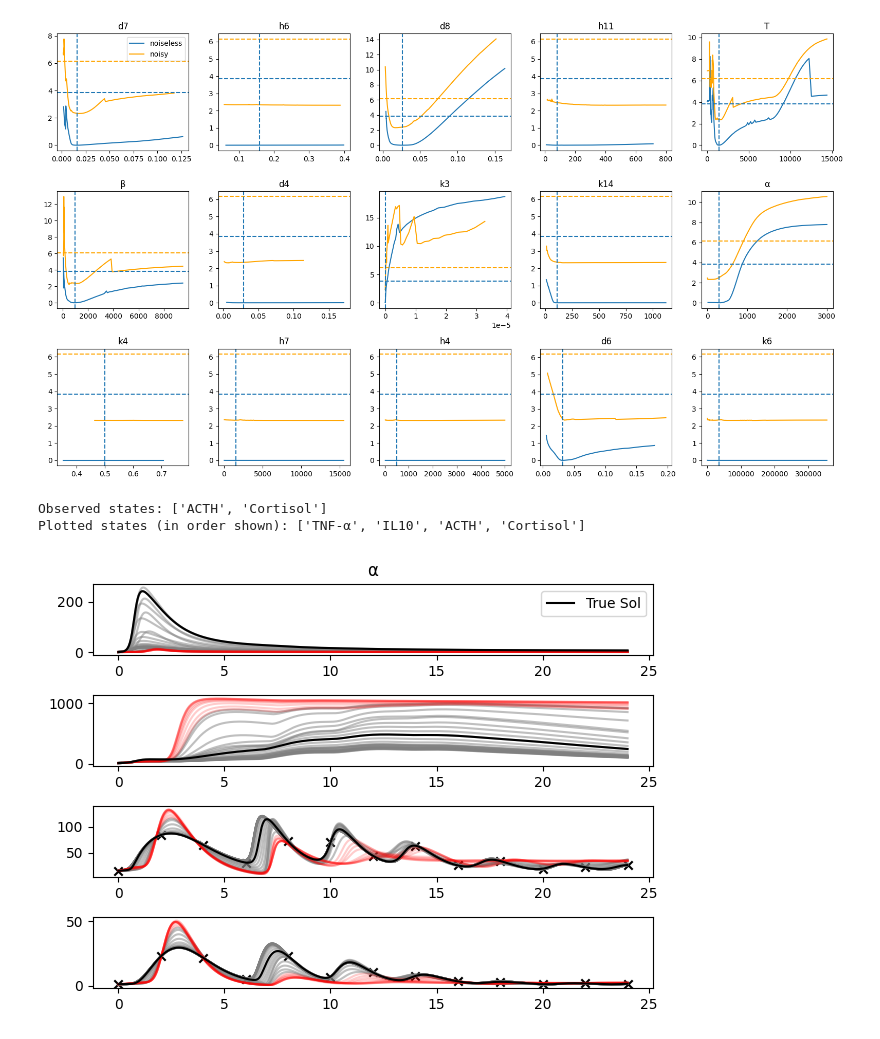
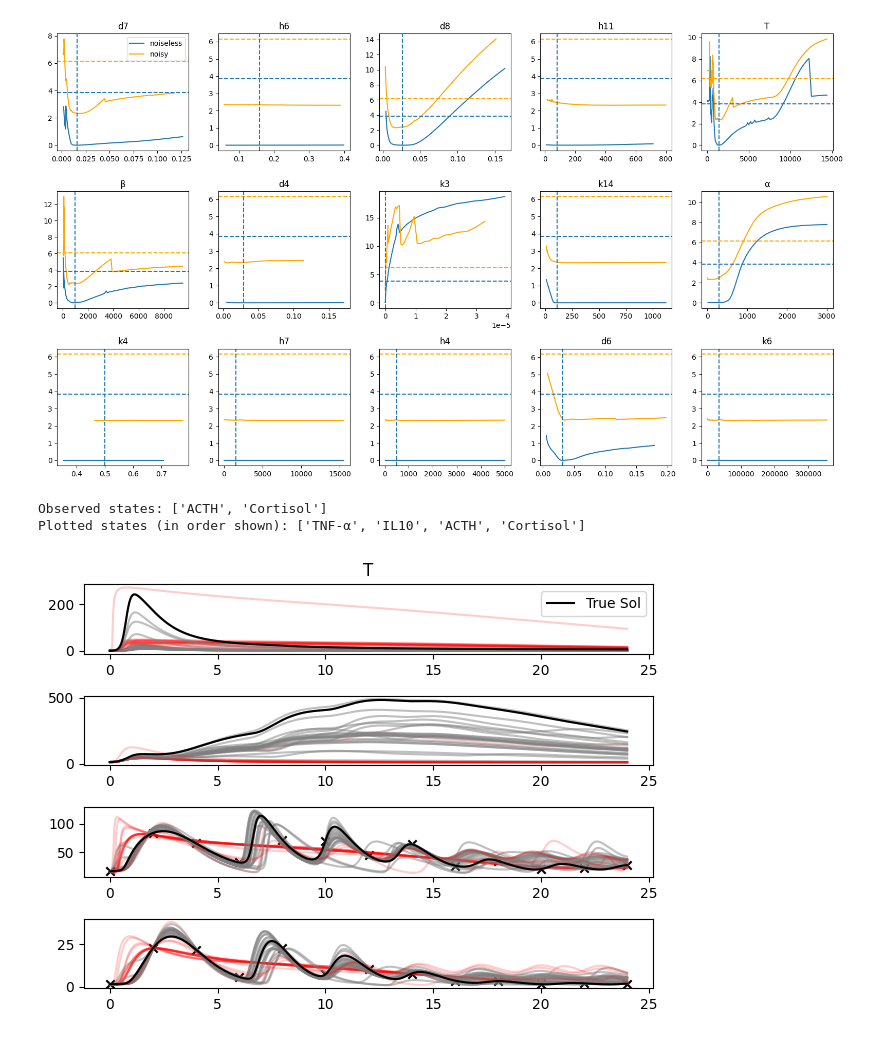
Before and after one commit to aayres22/ITIS_Analysis, a Jupyter notebook: PL_unpack.ipynb, the cells around one changed output. Saved outputs shown, nothing was run; the diff lists cells and outputs as text; code cells hidden in the pictures.

Commit message:
Streamlined indiv param graphs with added functionality

```diff
--- a/PL_unpack.ipynb
+++ b/PL_unpack.ipynb
@@ -23,7 +23,7 @@ D = '1'         # '1' for ACTH + Cort,
 dpoints = '2'   # '1' for 25, '2' for 13
 
 N = 'nonoise'   #'noisy' or 'nonoise'. Not perfect, some paths may need to be tweaked.
-partitle = 'h6' # unfinished doesn't do anything yet
+partitle = 'T' #Will err if parameter is not in param_ids. Should match title in param_titles (so alpha would be '\u03B1')
 
 if D == '1':
     output_ids = [6,7]
@@ -168,7 +168,7 @@ print("Plotted states (in order shown):",[stateTitles[i] for i in output_ids])
 param_log, IC = get_nominal_param()
 dt = .05
 t_data = np.arange(0,24+dt,dt)
-par = 9
+par = param_ids1.index(param_titles.index(partitle)) #Can also manually set this to an index, going by location in the graph matrix (NOT by param_titles)
 true_sol = ITIS_modelcall(param_log[0],t_data,0,output_ids,param_log,IC)
 n_states = 0
 
@@ -187,31 +187,31 @@ for j in range(1):#(len(param_ids1)): ##Can be expanded to run all identifiable
             if J_save1[par,i] < critical_value+np.min(J_save1[par,:]):
                 axs[k].plot(t_data,sol[:,k], color = 'gray', alpha = .5)
             # elif param_global_all2[par] - 5*half_width[par] < param_in < param_global_all2[par] + 5*half_width[par]:
             #     axs[k].plot(t_data,sol[:,k], color = 'red', alpha = 0.2)
             else:
                 axs[k].plot(t_data,sol[:,k], color = 'red', alpha = .2)
 
         if obs_bool[k]:
             axs[k].scatter(t_data1,y_data1[:,n_states], marker = 'x', color = 'k')
             n_states += 1
         opt_sol = ITIS_modelcall(param_global_all1[par],t_data, param_ids1[par],output_ids,param_log,IC)
 
 
         # bound_u = ITIS_modelcall(param_global_all1[par] + half_width[par],t_data, param_ids1[par],output_ids,param_log,IC)
         # axs[k].plot(t_data, bound_l[:,k], color = 'cyan', label = 'Upper bound')
 
         axs[k].plot(t_data,true_sol[:,k], color = 'k', label = 'True Sol')
 
         # bound_l = ITIS_modelcall(param_global_all1[par] - half_width[par],t_data, param_ids1[par],output_ids,param_log,IC)
         # axs[k].plot(t_data, bound_l[:,k], color = 'blue', label = 'Lower bound')
 
     axs[0].set_title(param_titles[param_ids1[par]])
     axs[0].legend()
     #par+=1
 fig.tight_layout()
 #plt.savefig('FIGS\\Cases\\' + param_titles[param_ids1[par]] + '_' + D + dpoints + N + '.png')
 plt.show()
 # %% [output]
 Observed states: ['ACTH', 'Cortisol']
 Plotted states (in order shown): ['TNF-α', 'IL10', 'ACTH', 'Cortisol']
-[figure, old version]
+[figure, new version]
```
